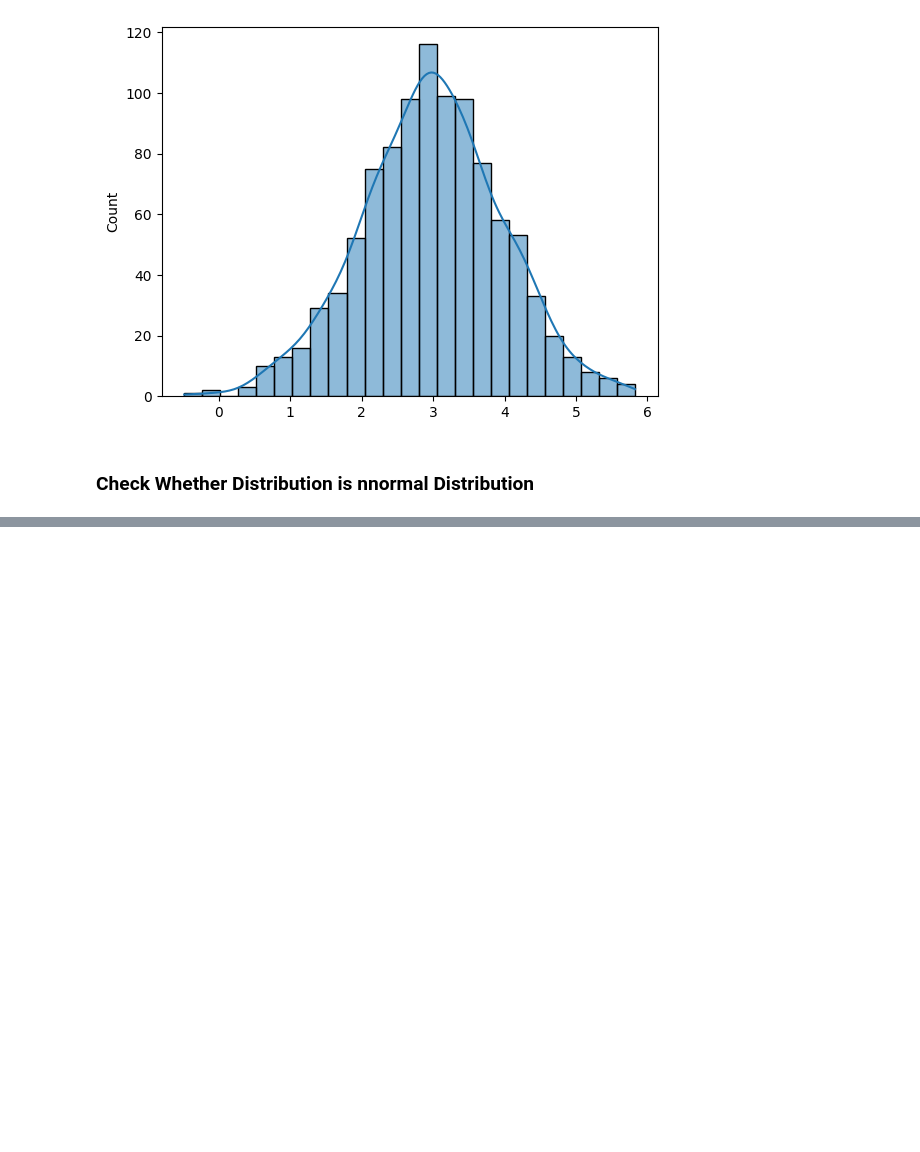
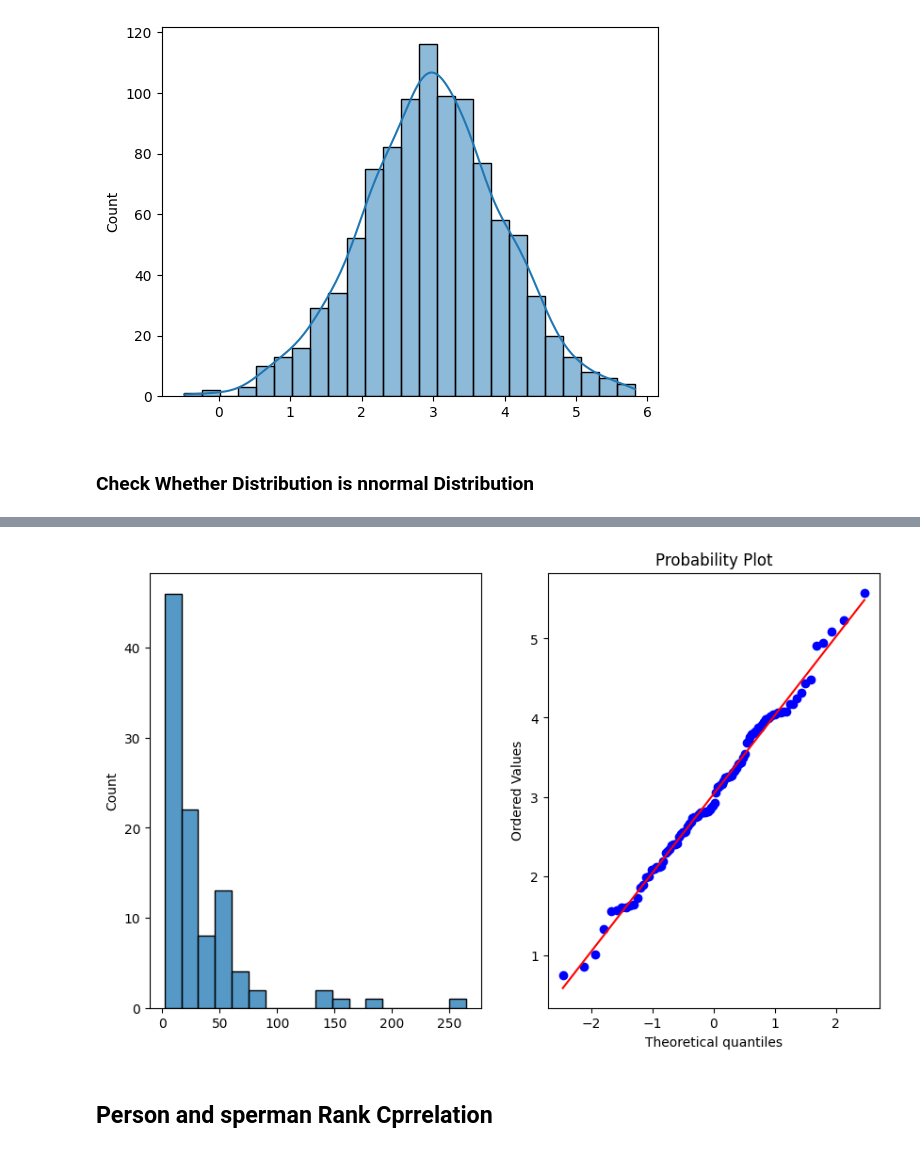
Before and after one commit to Dipak-Jagadale/Statistics, a Jupyter notebook: Measure of Central Tendency[Mean _Mode _Median].ipynb, the cells around one changed output, grey strips where cells are left out. Saved outputs shown, nothing was run; the diff lists cells and outputs as text; code cells hidden in the pictures; blank space fills up the shorter version.

```diff
--- a/Measure of Central Tendency[Mean _Mode _Median].ipynb
+++ b/Measure of Central Tendency[Mean _Mode _Median].ipynb
@@ -233,0 +232,14 @@ def plot_data_l
+# %%
+def plot_data_log(sample):
+    plt.figure(figsize=(10,6))
+    plt.subplot(1,2,1)
+    sns.histplot(sample)
+    plt.subplot(1,2,2)
+    stat.probplot(np.log(sample),dist="norm",plot=pylab)
+    plt.show()
+# %%
+plot_data_log(sample)
+# %% [output]
+[figure, added]
+# %% [markdown]
+## Person and sperman Rank Cprrelation
```
Also changed, not shown: parts of 7 cells of this notebook.
